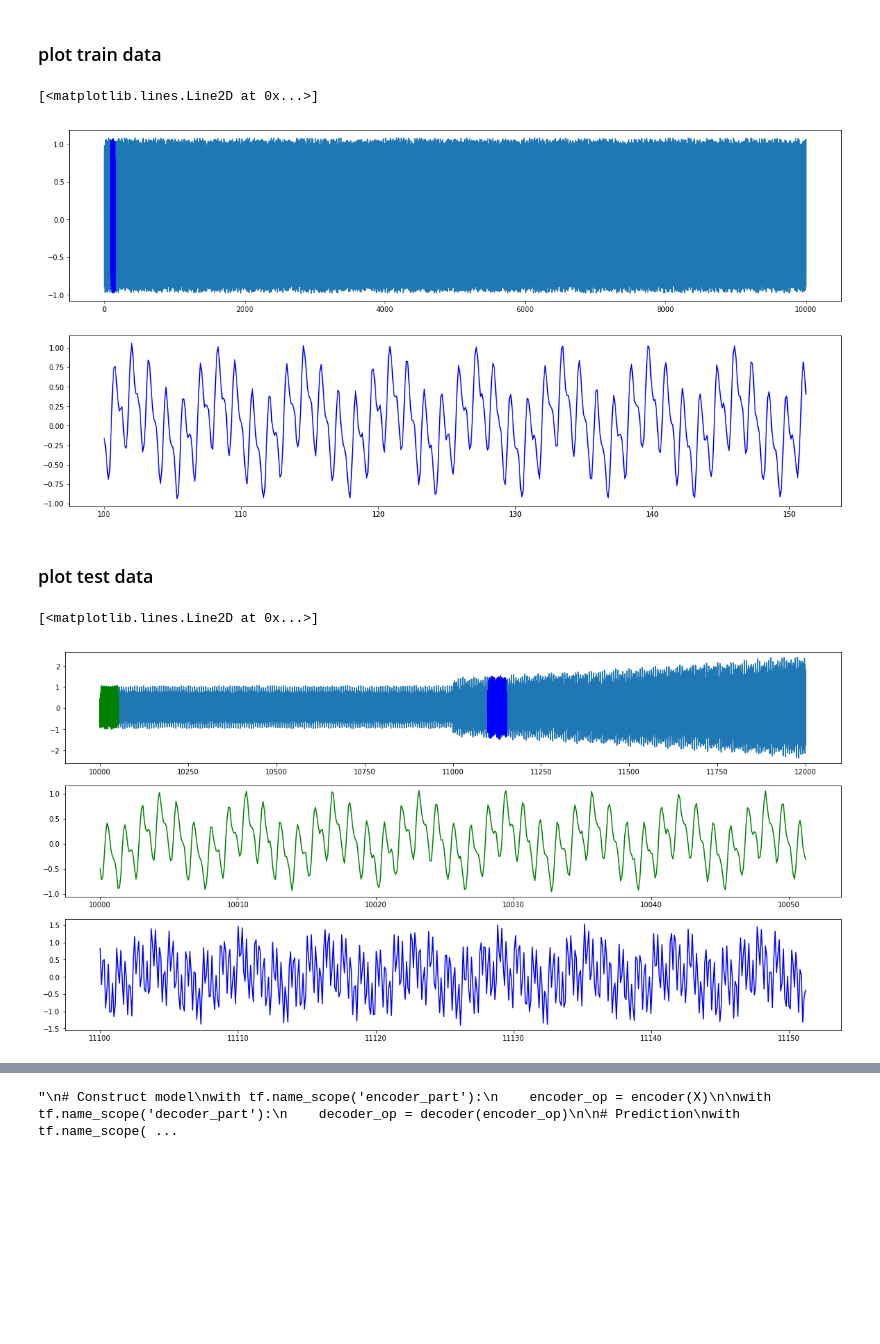
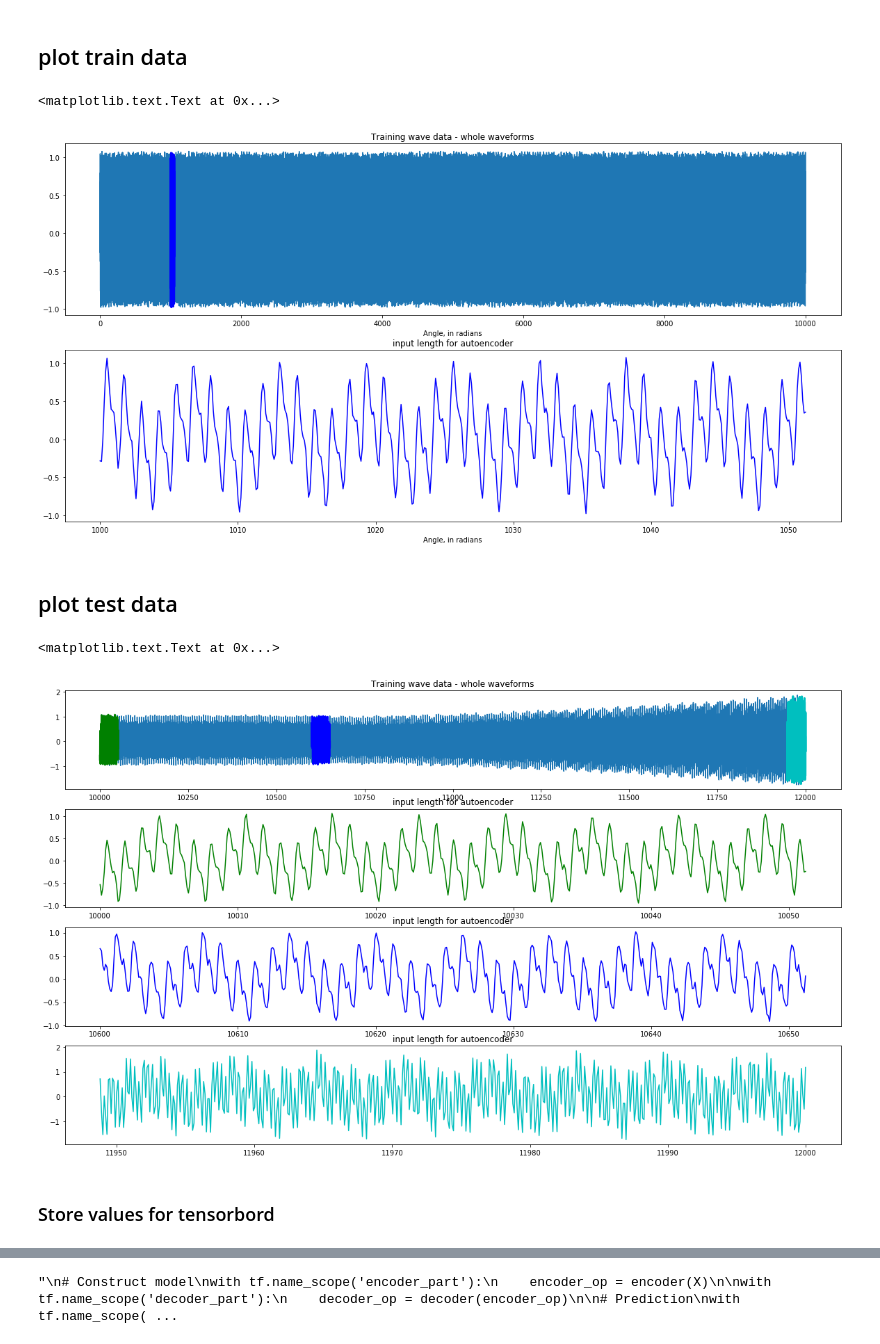
Before and after one commit to snyrx8/tensorflow_tips, a Jupyter notebook: autoencoder/autoencoder_WAVE.ipynb, the cells around one changed output, grey strips where cells are left out. Drawn from its saved outputs; the diff is of its cells as text; code cells hidden in the pictures; blank space fills up the shorter version.

```diff
--- a/autoencoder/autoencoder_WAVE.ipynb
+++ b/autoencoder/autoencoder_WAVE.ipynb
@@ -13,0 +13,16 @@ from functools import partial
+# %%
+learning_rate = 0.001
+
+training_epochs = 10
+batch_size = 256
+display_step = 1
+
+# Network Parameters
+### window size for training and test
+n_input = 512
+n_hidden_1 = 64
+n_hidden_2 = 32
+
+examples_to_show = 5
+# log directory for tensorboard
+log_dir = '/tmp/tensorflow/autoencoder/logs/summaries'
@@ -57,40 +82,61 @@ def test_next_batch(batch_size, n_steps):
     ys = test_time_series(Ts)
     return ys[:, :-1].reshape(-1, n_steps)
 # %% [markdown]
-### plot train data
+## plot train data
 # %%
+plot_point = 1000   # train_min <= plot_point <= train_max
 t = np.linspace(train_min, train_max, int((train_max - train_min) / resolution))
-t_instance = np.linspace(100, 100 + resolution * (n_steps + 1), n_steps + 1)
+t_instance = np.linspace(plot_point, plot_point + resolution * (n_input + 1), n_input + 1)
 wave_size = len(t)
 
 plt.figure(figsize=(20,10))
 plt.subplot(211)
-plt.plot(t, train_time_series(t), label=r"whole wave")
-plt.plot(t_instance[:-1], train_time_series(t_instance[:-1]), "b-", linewidth=3, label="n_steps wave")
+plt.plot(t, train_time_series(t), label=r"whole waveforms")
+plt.plot(t_instance[:-1], train_time_series(t_instance[:-1]), "b-", linewidth=3, label="input length")
+plt.title('Training wave data - whole waveforms')
+plt.xlabel('Angle, in radians')
 plt.subplot(212)
-plt.plot(t_instance[:-1], train_time_series(t_instance[:-1]), "b-", label=r"n_steps wave")
+plt.plot(t_instance[:-1], train_time_series(t_instance[:-1]), "b-", label=r"input length")
+plt.title('input length for autoencoder')
+plt.xlabel('Angle, in radians')
 # %% [output]
-[<matplotlib.lines.Line2D at 0x...>]
+<matplotlib.text.Text at 0x...>
-[figure, old version]
+[figure, new version]
 # %% [markdown]
-### plot test data
+## plot test data
 # %%
+plot_point1 = test_min             # test_min <= plot_point <= test_max
+plot_point2 = test_min + 600      # test_min <= plot_point <= test_max
+plot_point3 = test_max - n_input * resolution   # test_min <= plot_point <= test_max
+
 t = np.linspace(test_min, test_max, int((test_max - test_min) / resolution))
-t_instance1 = np.linspace(test_min, test_min + resolution * (n_steps + 1), n_steps + 1)
-t_instance2 = np.linspace(test_min + 1100, test_min + 1100 + resolution * (n_steps + 1), n_steps + 1)
+t_instance1 = np.linspace(plot_point1, plot_point1 + resolution * (n_input + 1), n_input + 1)
+t_instance2 = np.linspace(plot_point2, plot_point2 + resolution * (n_input + 1), n_input + 1)
+t_instance3 = np.linspace(plot_point3, plot_point3 + resolution * (n_input + 1), n_input + 1)
 
-plt.figure(figsize=(20,10))
-plt.subplot(311)
+plt.figure(figsize=(20,12))
+plt.subplot(411)
 plt.plot(t, test_time_series(t), label=r"whole wave")
-plt.plot(t_instance1[:-1], test_time_series(t_instance1[:-1]), "g-", linewidth=3, label="n_steps wave")
-plt.plot(t_instance2[:-1], test_time_series(t_instance2[:-1]), "b-", linewidth=3, label="n_steps wave")
-plt.subplot(312)
-plt.plot(t_instance1[:-1], test_time_series(t_instance1[:-1]), "g-", label=r"n_steps wave")
-plt.subplot(313)
-plt.plot(t_instance2[:-1], test_time_series(t_instance2[:-1]), "b-", label=r"n_steps wave")
+plt.plot(t_instance1[:-1], test_time_series(t_instance1[:-1]), "g-", linewidth=3)
+plt.plot(t_instance2[:-1], test_time_series(t_instance2[:-1]), "b-", linewidth=3)
+plt.plot(t_instance3[:-1], test_time_series(t_instance3[:-1]), "c-", linewidth=3)
+plt.title('Training wave data - whole waveforms')
+#plt.xlabel('Angle, in radians')
+plt.subplot(412)
+plt.plot(t_instance1[:-1], test_time_series(t_instance1[:-1]), "g-")
+plt.title('input length for autoencoder')
+#plt.xlabel('Angle, in radians')
+plt.subplot(413)
+plt.plot(t_instance2[:-1], test_time_series(t_instance2[:-1]), "b-")
+plt.title('input length for autoencoder')
+#plt.xlabel('Angle, in radians')
+plt.subplot(414)
+plt.plot(t_instance3[:-1], test_time_series(t_instance3[:-1]), "c-")
+plt.title('input length for autoencoder')
+#plt.xlabel('Angle, in radians')
 # %% [output]
-[<matplotlib.lines.Line2D at 0x...>]
+<matplotlib.text.Text at 0x...>
-[figure, old version]
+[figure, new version]
 # %%
 def reset_graph(seed=42):
     tf.reset_default_graph()
@@ -98,6 +144,8 @@ def reset_graph(seed=42):
     np.random.seed(seed)
 
 reset_graph()
+# %% [markdown]
+### Store values for  tensorbord
 # %%
 def variable_summaries(var):
     """ Attach a lot of summaries to a Tensor (for TensorBoard visualization). """
```
Also changed, not shown: parts of 17 cells of this notebook.
